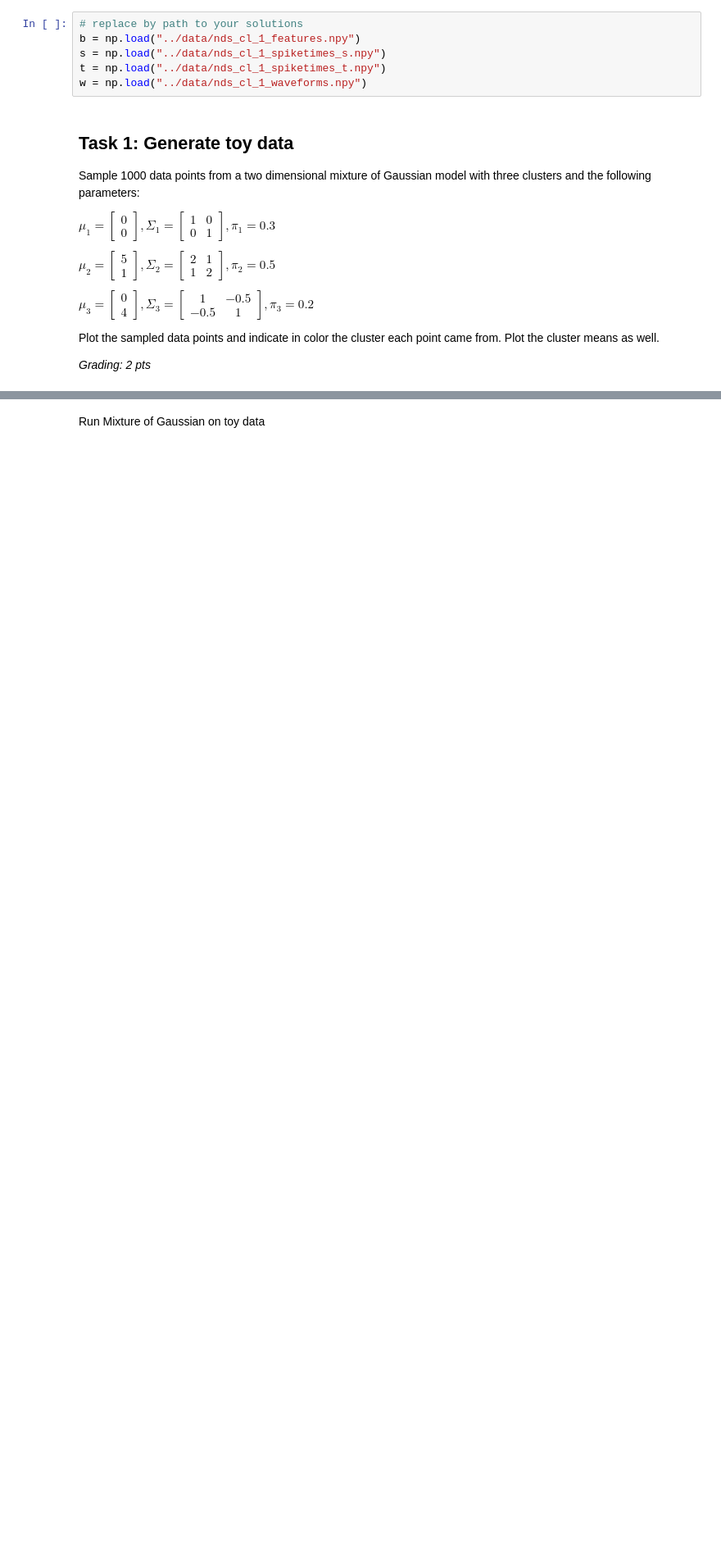
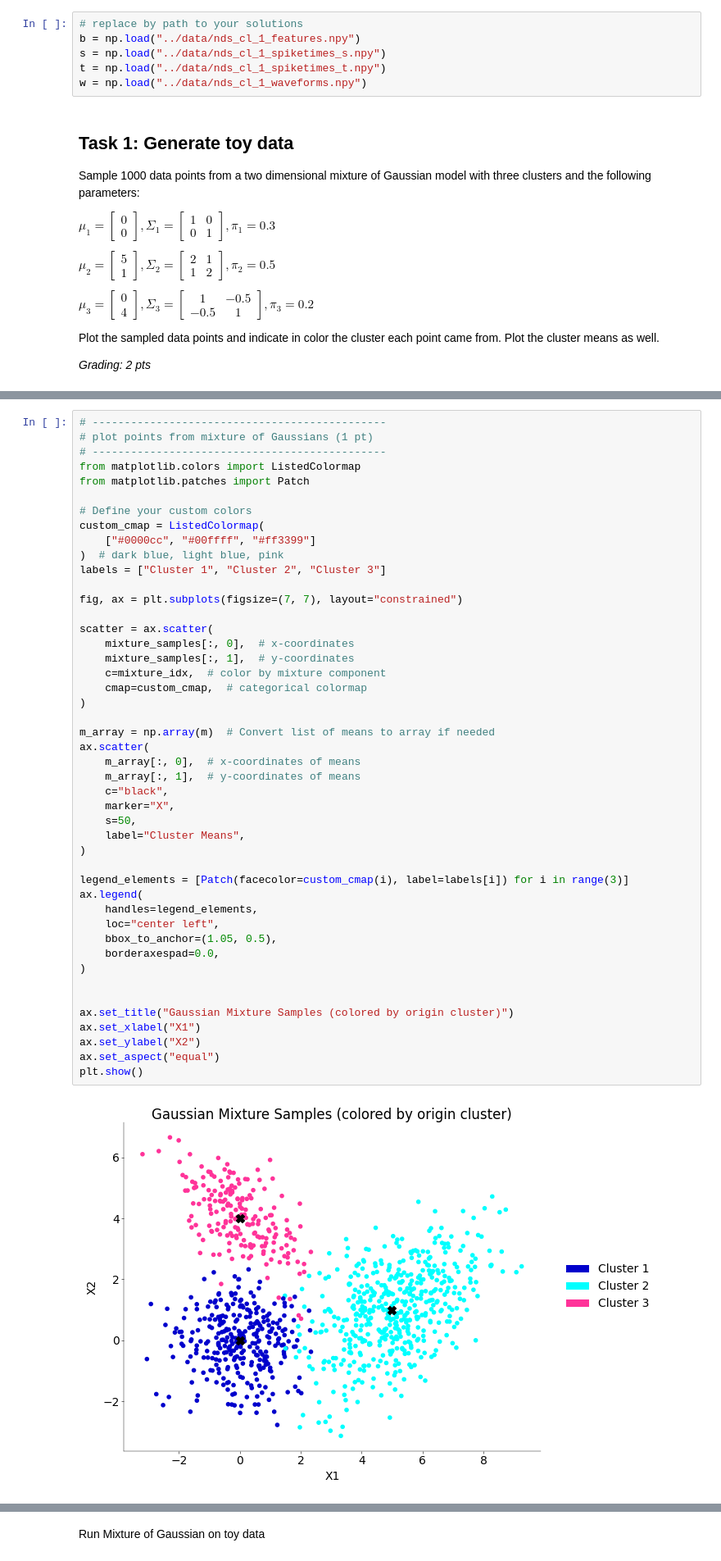
Before and after one commit to flobu98/neural_data_science, a Jupyter notebook: CodingLab2.ipynb, the cells around one changed output, grey strips where cells are left out. Shown at 82% size. Drawn from its saved outputs; the diff is of its cells as text; blank space fills up the shorter version.

```diff
--- a/CodingLab2.ipynb
+++ b/CodingLab2.ipynb
@@ -136,3 +141,51 @@ fig, ax = plt.subplots(figsize=(5, 5), layout="constrained")
+# %%
+# ----------------------------------------------
+# plot points from mixture of Gaussians (1 pt)
+# ----------------------------------------------
+from matplotlib.colors import ListedColormap
+from matplotlib.patches import Patch
+
+# Define your custom colors
+custom_cmap = ListedColormap(
+    ["#0000cc", "#00ffff", "#ff3399"]
+)  # dark blue, light blue, pink
+labels = ["Cluster 1", "Cluster 2", "Cluster 3"]
+
+fig, ax = plt.subplots(figsize=(7, 7), layout="constrained")
+
+scatter = ax.scatter(
+    mixture_samples[:, 0],  # x-coordinates
+    mixture_samples[:, 1],  # y-coordinates
+    c=mixture_idx,  # color by mixture component
+    cmap=custom_cmap,  # categorical colormap
+)
+
+m_array = np.array(m)  # Convert list of means to array if needed
+ax.scatter(
+    m_array[:, 0],  # x-coordinates of means
+    m_array[:, 1],  # y-coordinates of means
+    c="black",
+    marker="X",
+    s=50,
+    label="Cluster Means",
+)
+
+legend_elements = [Patch(facecolor=custom_cmap(i), label=labels[i]) for i in range(3)]
+ax.legend(
+    handles=legend_elements,
+    loc="center left",
+    bbox_to_anchor=(1.05, 0.5),
+    borderaxespad=0.0,
+)
+
+
+ax.set_title("Gaussian Mixture Samples (colored by origin cluster)")
+ax.set_xlabel("X1")
+ax.set_ylabel("X2")
+ax.set_aspect("equal")
+plt.show()
+# %% [output]
+[figure, added]
 # %% [markdown]
 ## Task 2: Implement a Gaussian mixture model
 
```
Also changed, not shown: parts of 4 cells of this notebook.
